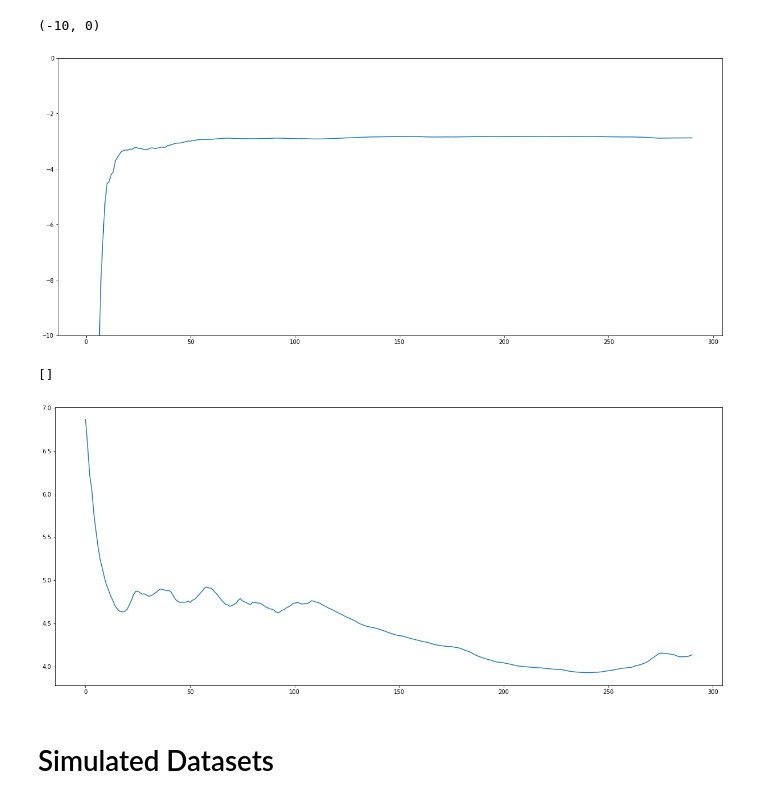
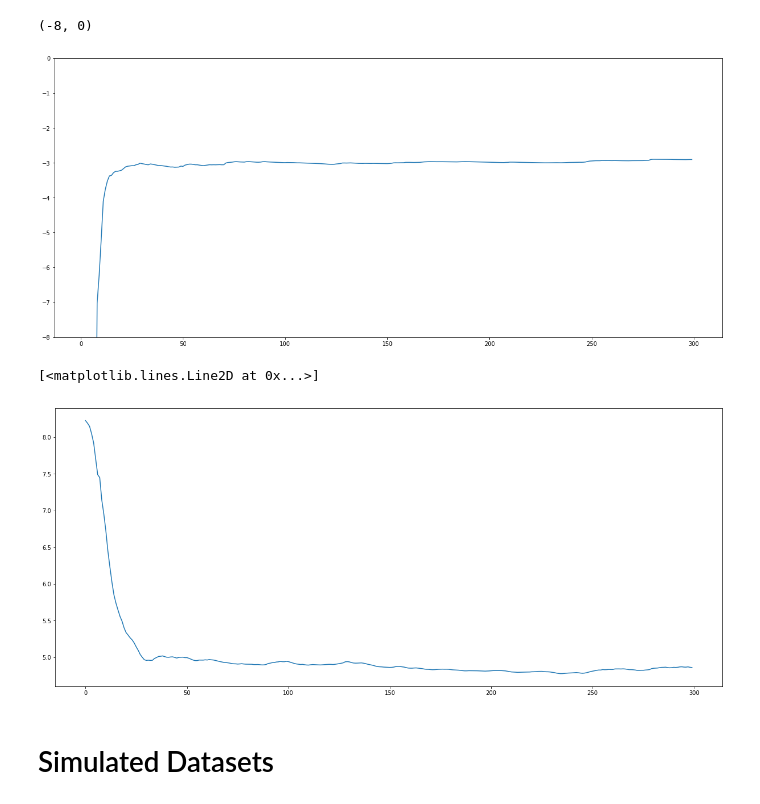
Before and after one commit to GitM0j0/KSGFS, a Jupyter notebook: regression.ipynb, the cells around one changed output. Drawn from its saved outputs; the diff is of its cells as text; code cells hidden in the pictures.

```diff
--- a/regression.ipynb
+++ b/regression.ipynb
@@ -92,8 +60,7 @@ def test(Y_true, K_test, means, logvar):
 # %%
 class evaluation(object):
-    def __init__(self, test_data, std_true, X_mean=None, X_std=None, y_mean=None, y_std=None):
+    def __init__(self, test_data, n_samples, X_mean=None, X_std=None, y_mean=None, y_std=None):
         self.test_data = test_data
-        self.std_true = std_true
         self.X_mean = X_mean
         self.X_std = X_std
         self.y_mean = y_mean
@@ -102,7 +69,7 @@ class evaluation(object):
         self.avg_prediction = 0.
         self.sum_pp = 0.
         self.sumsqr_pp = 0.
-        self.preds = torch.zeros(len(test_data.dataset),14000)
+        self.preds = torch.zeros(len(test_data.dataset),n_samples)
 
     def fn(self, model):
 
@@ -120,10 +87,7 @@ class evaluation(object):
                     standard_pred = standard_pred * self.y_std + self.y_mean
 
                 self.preds[:,self.n-1] = standard_pred.view(-1,)
-#                avg_pred = torch.mean(self.preds[:,:(self.n+1)].view(-1,self.n+1),1)
-#                std_pred = torch.std(self.preds[:,:(self.n+1)].view(-1,self.n+1),1)
                 self.avg_prediction = self.avg_prediction * (self.n - 1.) / self.n + standard_pred.view(-1,1) / self.n
-#                std_pred = torch.std(y - self.avg_prediction)
                 self.sum_pp += standard_pred
                 self.sumsqr_pp += standard_pred * standard_pred
                 std_pred = torch.sqrt((self.sumsqr_pp - (self.sum_pp * self.sum_pp) / self.n) / (self.n - 1))
@@ -137,11 +101,6 @@ class evaluation(object):
 
                 error = nn.MSELoss(size_average=True)
                 rmse = error(self.avg_prediction, y) ** 0.5
-#                 test_ll = -0.5 * np.exp(-logvar) * (mean - Y_val.squeeze())**2. - 0.5 * logvar - 0.5 * np.log(2 * np.pi) #Y_true[None]
-#                 test_ll = np.sum(np.sum(test_ll, -1), -1)
-#                 test_ll = logsumexp(test_ll) - np.log(k)
-#                 pppp = test_ll / N  # per point predictive probability
-#                 rmse = np.mean((np.mean(mean, 0) - Y_val.squeeze())**2.)**0.5
 
                 return rmse, test_ll, self.preds
 # %%
@@ -801,14 +640,15 @@ criterion = nn.MSELoss(size_average=False)
 #eps=5e-2
 
 optim = ksgld.optim.KSGLD(network, criterion, batch_size, dataset_size, eta=1., v=0., lambda_=1., epsilon=5e-6, l2=1e-3, invert_every=1)
-evaluate = evaluation(test_loader, 1., X_train_mean, X_train_std, y_train_mean, y_train_std)
+evaluate = evaluation(test_loader, n_samples, X_train_mean, X_train_std, y_train_mean, y_train_std)
 
 losses_ksgld = []
 log_lik_ksgld = []
 test_rmse = []
 t = 1.
+n = 1
 
-for epoch in range(2000):
+for epoch in range(2500):
     running_loss = 0
     for x, y in iter(train_loader):
         x = x.view(x.size(0), -1)
@@ -824,14 +664,13 @@ for epoch in range(2000):
         losses_ksgld.append(loss)
         running_loss += loss * batch_size / dataset_size
 
-        if (t >= 1000) & (t % 100 == 0):
+        if (t >= 300) & (t % 100 == 0) & (n <= n_samples):
             with torch.autograd.no_grad():
-#                 tau = 1.
-#                 T = 50.
-#                 rmse, log_lik = evaluate(network, test_loader, tau, T, y_train_mean, y_train_std)
                 rmse, log_lik, predictions = evaluate.fn(network)
                 test_rmse.append(rmse)
                 log_lik_ksgld.append(log_lik)
+
+                n += 1
         t += 1.
 
 
@@ -878,17 +720,16 @@ tensor(-2.8817)
 # %%
 plt.figure(figsize=(21,9))
-plt.plot(range(291),log_lik_ksgld)
-plt.ylim(-10,0)
+plt.plot(range(300),log_lik_ksgld)
+plt.ylim(-8,0)
 # %% [output]
-(-10, 0)
+(-8, 0)
-[figure, old version]
+[figure, new version]
 # %%
 plt.figure(figsize=(21,9))
-plt.plot(range(291),test_rmse)
-plt.plot()
+plt.plot(range(300),test_rmse)
 # %% [output]
-[]
+[<matplotlib.lines.Line2D at 0x...>]
-[figure, old version]
+[figure, new version]
 # %% [markdown]
 # Simulated Datasets
 # %% [markdown]
```
Also changed, not shown: parts of 35 cells of this notebook, 5 other files.
